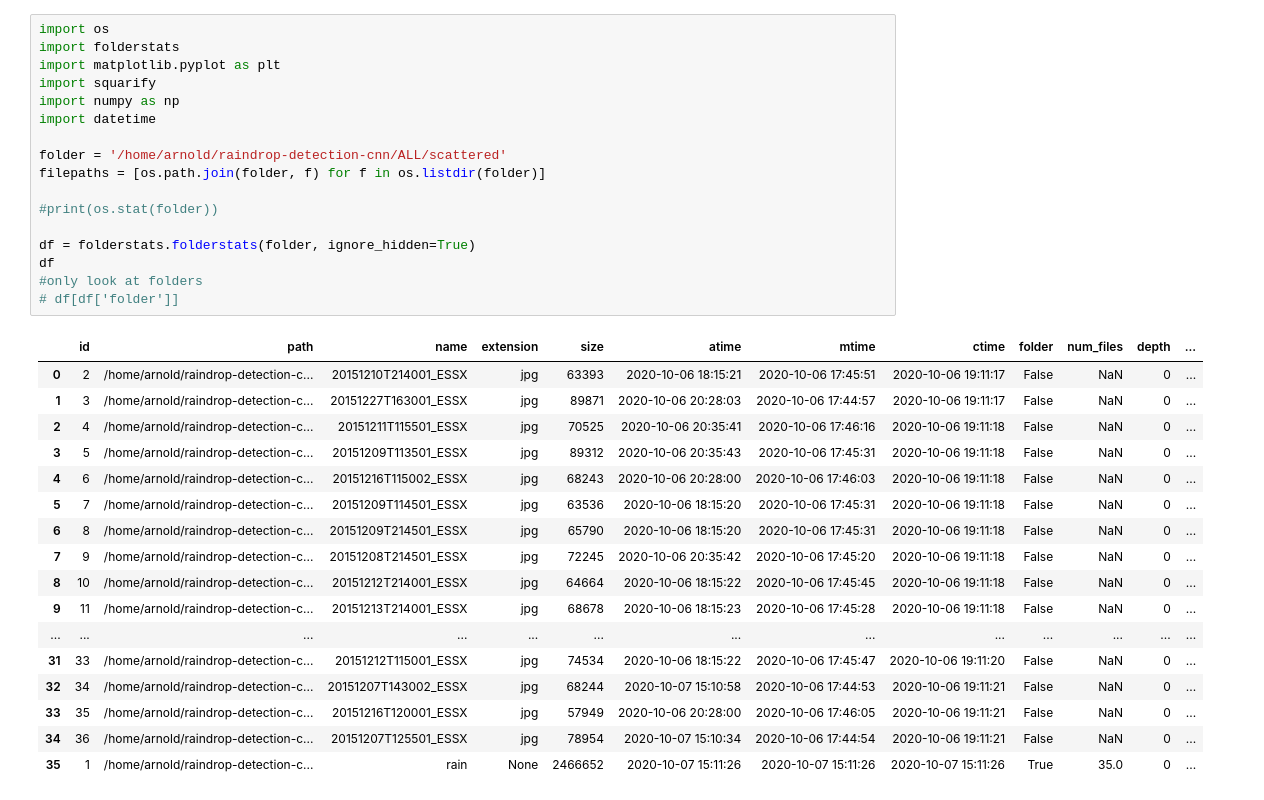
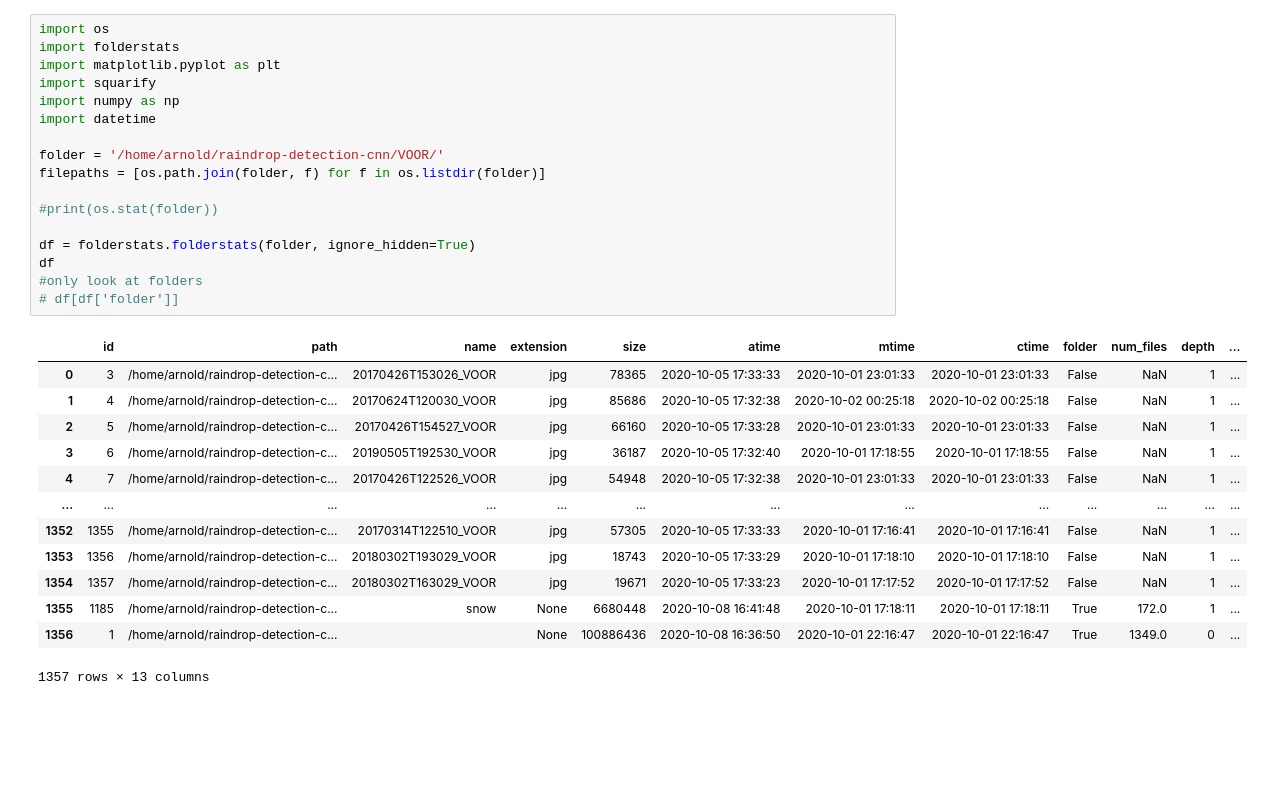
Before and after one commit to arnoldas500/clouds_detection, a Jupyter notebook: category_statistics.ipynb, the cells around one changed output. Saved outputs shown, nothing was run; the diff lists cells and outputs as text; blank space fills up the shorter version.

```diff
--- a/category_statistics.ipynb
+++ b/category_statistics.ipynb
@@ -1,36 +1,32 @@
 # %%
 import os
 import folderstats
 import matplotlib.pyplot as plt
 import squarify
 import numpy as np
 import datetime
 
-folder = '/home/arnold/raindrop-detection-cnn/ALL/scattered'
+folder = '/home/arnold/raindrop-detection-cnn/VOOR/'
 filepaths = [os.path.join(folder, f) for f in os.listdir(folder)]
 
 #print(os.stat(folder))
 
 df = folderstats.folderstats(folder, ignore_hidden=True)
 df
 #only look at folders
 # df[df['folder']]
 # %% [output]
 |  | id | path | name | extension | size | atime | mtime | ctime | folder | num_files | depth | ... |
-| 0 | 2 | /home/arnold/raindrop-detection-c... | 20151210T214001_ESSX | jpg | 63393 | 2020-10-06 18:15:21 | 2020-10-06 17:45:51 | 2020-10-06 19:11:17 | False | NaN | 0 | ... |
-| 1 | 3 | /home/arnold/raindrop-detection-c... | 20151227T163001_ESSX | jpg | 89871 | 2020-10-06 20:28:03 | 2020-10-06 17:44:57 | 2020-10-06 19:11:17 | False | NaN | 0 | ... |
-| 2 | 4 | /home/arnold/raindrop-detection-c... | 20151211T115501_ESSX | jpg | 70525 | 2020-10-06 20:35:41 | 2020-10-06 17:46:16 | 2020-10-06 19:11:18 | False | NaN | 0 | ... |
-| 3 | 5 | /home/arnold/raindrop-detection-c... | 20151209T113501_ESSX | jpg | 89312 | 2020-10-06 20:35:43 | 2020-10-06 17:45:31 | 2020-10-06 19:11:18 | False | NaN | 0 | ... |
-| 4 | 6 | /home/arnold/raindrop-detection-c... | 20151216T115002_ESSX | jpg | 68243 | 2020-10-06 20:28:00 | 2020-10-06 17:46:03 | 2020-10-06 19:11:18 | False | NaN | 0 | ... |
-| 5 | 7 | /home/arnold/raindrop-detection-c... | 20151209T114501_ESSX | jpg | 63536 | 2020-10-06 18:15:20 | 2020-10-06 17:45:31 | 2020-10-06 19:11:18 | False | NaN | 0 | ... |
-| 6 | 8 | /home/arnold/raindrop-detection-c... | 20151209T214501_ESSX | jpg | 65790 | 2020-10-06 18:15:20 | 2020-10-06 17:45:31 | 2020-10-06 19:11:18 | False | NaN | 0 | ... |
-| 7 | 9 | /home/arnold/raindrop-detection-c... | 20151208T214501_ESSX | jpg | 72245 | 2020-10-06 20:35:42 | 2020-10-06 17:45:20 | 2020-10-06 19:11:18 | False | NaN | 0 | ... |
-| 8 | 10 | /home/arnold/raindrop-detection-c... | 20151212T214001_ESSX | jpg | 64664 | 2020-10-06 18:15:22 | 2020-10-06 17:45:45 | 2020-10-06 19:11:18 | False | NaN | 0 | ... |
-| 9 | 11 | /home/arnold/raindrop-detection-c... | 20151213T214001_ESSX | jpg | 68678 | 2020-10-06 18:15:23 | 2020-10-06 17:45:28 | 2020-10-06 19:11:18 | False | NaN | 0 | ... |
+| 0 | 3 | /home/arnold/raindrop-detection-c... | 20170426T153026_VOOR | jpg | 78365 | 2020-10-05 17:33:33 | 2020-10-01 23:01:33 | 2020-10-01 23:01:33 | False | NaN | 1 | ... |
+| 1 | 4 | /home/arnold/raindrop-detection-c... | 20170624T120030_VOOR | jpg | 85686 | 2020-10-05 17:32:38 | 2020-10-02 00:25:18 | 2020-10-02 00:25:18 | False | NaN | 1 | ... |
+| 2 | 5 | /home/arnold/raindrop-detection-c... | 20170426T154527_VOOR | jpg | 66160 | 2020-10-05 17:33:28 | 2020-10-01 23:01:33 | 2020-10-01 23:01:33 | False | NaN | 1 | ... |
+| 3 | 6 | /home/arnold/raindrop-detection-c... | 20190505T192530_VOOR | jpg | 36187 | 2020-10-05 17:32:40 | 2020-10-01 17:18:55 | 2020-10-01 17:18:55 | False | NaN | 1 | ... |
+| 4 | 7 | /home/arnold/raindrop-detection-c... | 20170426T122526_VOOR | jpg | 54948 | 2020-10-05 17:32:38 | 2020-10-01 23:01:33 | 2020-10-01 23:01:33 | False | NaN | 1 | ... |
 | ... | ... | ... | ... | ... | ... | ... | ... | ... | ... | ... | ... | ... |
-| 31 | 33 | /home/arnold/raindrop-detection-c... | 20151212T115001_ESSX | jpg | 74534 | 2020-10-06 18:15:22 | 2020-10-06 17:45:47 | 2020-10-06 19:11:20 | False | NaN | 0 | ... |
-| 32 | 34 | /home/arnold/raindrop-detection-c... | 20151207T143002_ESSX | jpg | 68244 | 2020-10-07 15:10:58 | 2020-10-06 17:44:53 | 2020-10-06 19:11:21 | False | NaN | 0 | ... |
-| 33 | 35 | /home/arnold/raindrop-detection-c... | 20151216T120001_ESSX | jpg | 57949 | 2020-10-06 20:28:00 | 2020-10-06 17:46:05 | 2020-10-06 19:11:21 | False | NaN | 0 | ... |
-| 34 | 36 | /home/arnold/raindrop-detection-c... | 20151207T125501_ESSX | jpg | 78954 | 2020-10-07 15:10:34 | 2020-10-06 17:44:54 | 2020-10-06 19:11:21 | False | NaN | 0 | ... |
-| 35 | 1 | /home/arnold/raindrop-detection-c... | rain | None | 2466652 | 2020-10-07 15:11:26 | 2020-10-07 15:11:26 | 2020-10-07 15:11:26 | True | 35.0 | 0 | ... |
+| 1352 | 1355 | /home/arnold/raindrop-detection-c... | 20170314T122510_VOOR | jpg | 57305 | 2020-10-05 17:33:33 | 2020-10-01 17:16:41 | 2020-10-01 17:16:41 | False | NaN | 1 | ... |
+| 1353 | 1356 | /home/arnold/raindrop-detection-c... | 20180302T193029_VOOR | jpg | 18743 | 2020-10-05 17:33:29 | 2020-10-01 17:18:10 | 2020-10-01 17:18:10 | False | NaN | 1 | ... |
+| 1354 | 1357 | /home/arnold/raindrop-detection-c... | 20180302T163029_VOOR | jpg | 19671 | 2020-10-05 17:33:23 | 2020-10-01 17:17:52 | 2020-10-01 17:17:52 | False | NaN | 1 | ... |
+| 1355 | 1185 | /home/arnold/raindrop-detection-c... | snow | None | 6680448 | 2020-10-08 16:41:48 | 2020-10-01 17:18:11 | 2020-10-01 17:18:11 | True | 172.0 | 1 | ... |
+| 1356 | 1 | /home/arnold/raindrop-detection-c... |  | None | 100886436 | 2020-10-08 16:36:50 | 2020-10-01 22:16:47 | 2020-10-01 22:16:47 | True | 1349.0 | 0 | ... |
+1357 rows × 13 columns
 # %%
```
Also changed, not shown: parts of 18 cells of this notebook.
